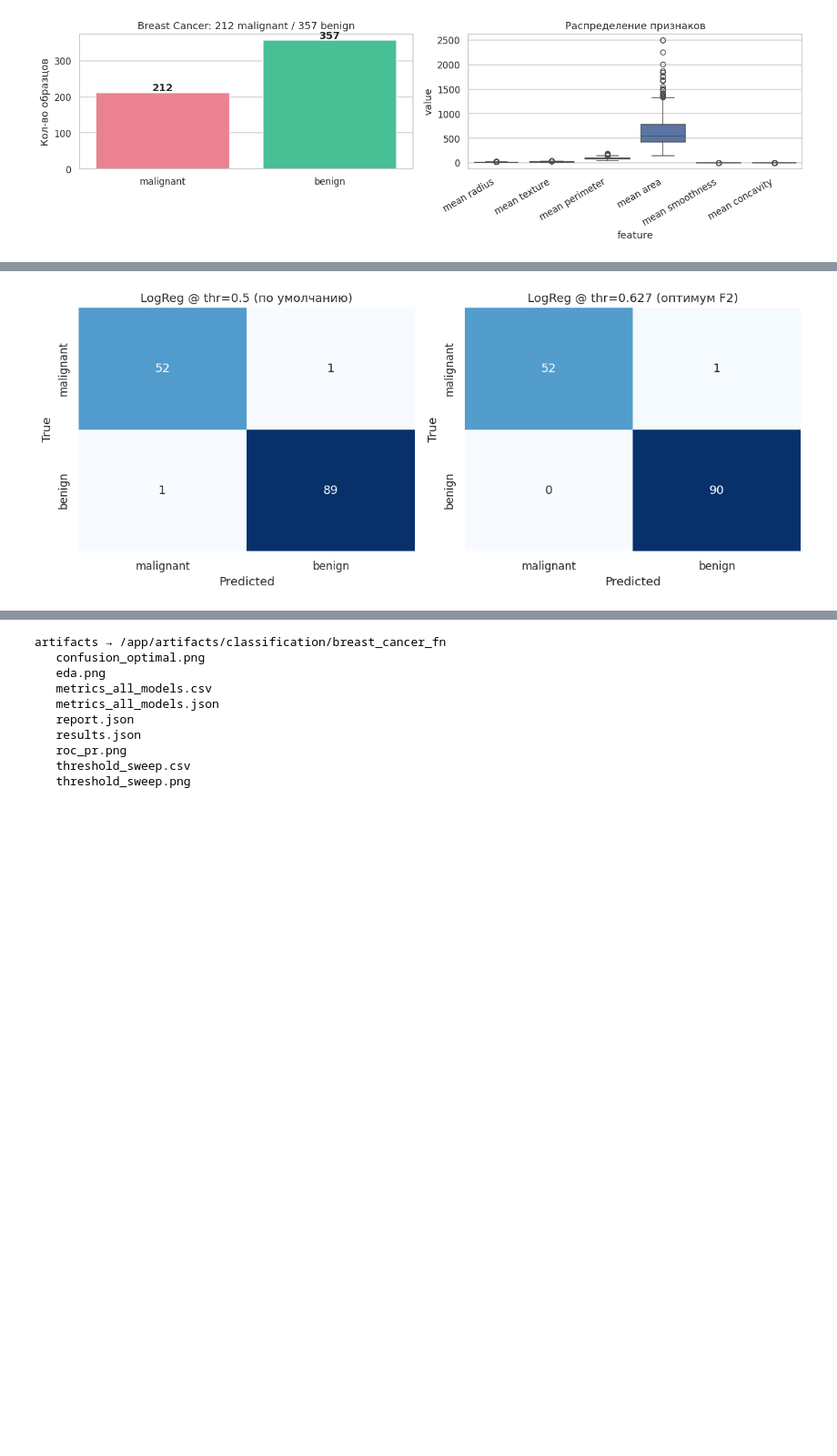
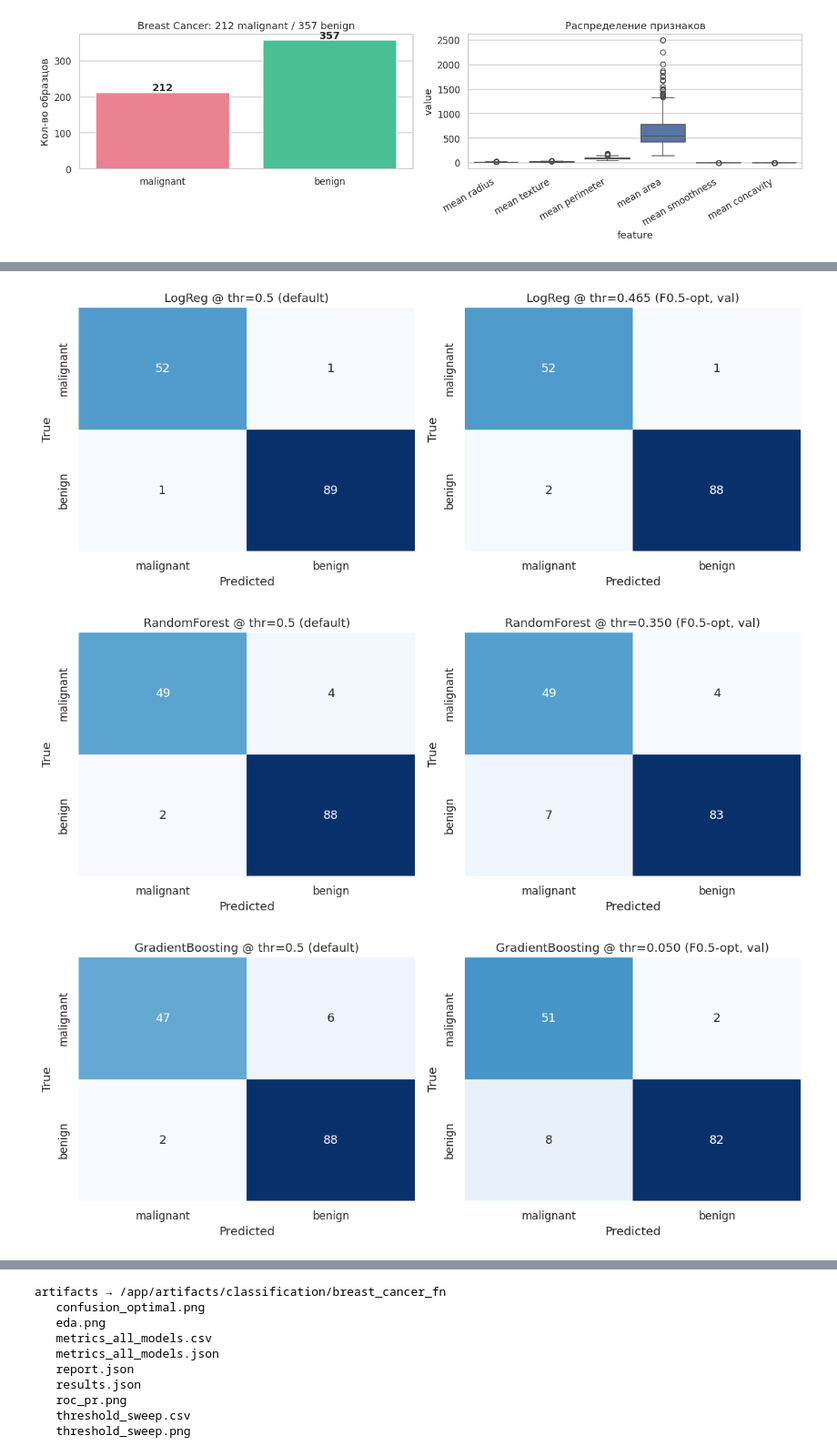
Before and after one commit to DmitriyKabanov-AI/ml-playground, a Jupyter notebook: notebooks/classification/03_breast_cancer_fn.ipynb, the cells around one changed output, grey strips where cells are left out. Shown at 91% size. Cells and saved outputs as stored; diff of their text form; code cells hidden in the pictures; blank space fills up the shorter version.

```diff
--- a/notebooks/classification/03_breast_cancer_fn.ipynb
+++ b/notebooks/classification/03_breast_cancer_fn.ipynb
@@ -214,6 +216,9 @@ positive (malignant) в test: 53
 #- Используем `class_weight='balanced'` — модель не «оптимизирует majority-класс»
 #- Порог сдвигаем вниз: 0.5 → 0.3 → 0.15. Чем ниже порог, тем больше людей попадёт на проверку → **Recall растёт**
 # %%
+from sklearn.ensemble import RandomForestClassifier, GradientBoostingClassifier
+from sklearn.dummy import DummyClassifier   # FIX: было только в 02-м ноутбуке
+
 models = {
     'LogReg': Pipeline([
         ('sc', StandardScaler()),
@@ -226,11 +231,22 @@ models = {
         n_jobs=-1,
         random_state=SEED,
     ),
+    # NEW: бустинг — сравнение типов моделей (линейная / бэггинг / бустинг)
+    'GradientBoosting': GradientBoostingClassifier(
+        n_estimators=200,
+        learning_rate=0.05,
+        max_depth=3,
+        random_state=SEED,
+    ),
 }
 
 THRESHOLDS = (0.5, 0.3, 0.15)
 
-results = {}
+# --- Naive baseline ---
+naive = DummyClassifier(strategy='most_frequent').fit(X_train, y_train)
+y_naive = naive.predict(X_test)
+
+results = {'Naive (majority)': all_metrics(y_test, y_naive, positive_label=POS)}
 fitted  = {}
 probas  = {}
 
@@ -335,31 +385,51 @@ print(f'  Порог < 0.5 ?        = {opt_thr < 0.5}')
 
 #Здесь ожидаем **сдвиг влево**: при пороге 0.15 модель отправляет на биопсию почти всех подозрительных,FN уменьшается, FP растёт
 # %%
-fig, axes = plt.subplots(1, 2, figsize=(11, 4.5))
+## 6. Confusion matrix: для каждой модели — свой оптимум по F0.5
 
-y_pred_05 = (p_lr < 0.5).astype(int)
-cm_05 = confusion_matrix(y_test, y_pred_05, labels=[0, 1])
-plot_confusion(cm_05, CLASSES, 'LogReg @ thr=0.5 (по умолчанию)', axes[0])
+CLASS_LABELS = CLASSES   # ['malignant', 'benign']
+POS_LABEL    = POS       # 0
 
-y_pred_opt = (p_lr < opt_thr).astype(int)
-cm_opt = confusion_matrix(y_test, y_pred_opt, labels=[0, 1])
-plot_confusion(cm_opt, CLASSES, f'LogReg @ thr={opt_thr:.3f} (оптимум F2)', axes[1])
+for model_name, m in fitted.items():
+    p_pos = m.predict_proba(X_test)[:, POS_LABEL]
+
+    # порог = оптимум F0.5 для ЭТОЙ модели, найденный на validation
+    s = threshold_sweeps[model_name]
+    thr_opt = s['optimal_threshold']
+
+    y_pred_05  = predict_at_threshold(p_pos, 0.5,     POS_LABEL)
+    y_pred_opt = predict_at_threshold(p_pos, thr_opt, POS_LABEL)
+
+    cm_05  = confusion_matrix(y_test, y_pred_05,  labels=[0, 1])
+    cm_opt = confusion_matrix(y_test, y_pred_opt, labels=[0, 1])
+
+    fig, axes = plt.subplots(1, 2, figsize=(11, 4.5))
+    plot_confusion(cm_05,  CLASS_LABELS, f'{model_name} @ thr=0.5 (default)', axes[0])
+    plot_confusion(cm_opt, CLASS_LABELS, f'{model_name} @ thr={thr_opt:.3f} (F0.5-opt, val)', axes[1])
+    plt.tight_layout()
+    plt.show()
+
+# Детальная матрица для лучшей модели (для отчёта)
+best_name = max(fitted.keys(),
+                key=lambda n: threshold_sweeps[n]['f0.5_pos'][
+                    threshold_sweeps[n]['thresholds'].index(
+                        threshold_sweeps[n]['optimal_threshold'])])
+p_best = fitted[best_name].predict_proba(X_test)[:, POS_LABEL]
+thr_best = threshold_sweeps[best_name]['optimal_threshold']
+y_best = predict_at_threshold(p_best, thr_best, POS_LABEL)
+cm_best = confusion_matrix(y_test, y_best, labels=[0, 1])
+
+tp, fn = int(cm_best[0, 0]), int(cm_best[0, 1])
+fp, tn = int(cm_best[1, 0]), int(cm_best[1, 1])
+print(f'Best: {best_name} @ thr={thr_best:.3f}')
+print(f'  TP (malignant→malignant) = {tp}')
+print(f'  FN (malignant→benign)    = {fn}   ← то, что нам дорого')
+print(f'  FP (benign→malignant)    = {fp}')
+print(f'  TN (benign→benign)       = {tn}')
 
 plt.tight_layout()
 plt.savefig(ART_DIR / 'confusion_optimal.png', bbox_inches='tight')
-plt.show()
-
-tp_mal = int(cm_opt[0, 0])
-fn_mal = int(cm_opt[0, 1])
-fp_ben = int(cm_opt[1, 0])
-tn_ben = int(cm_opt[1, 1])
-
-print('При оптимуме:')
-print(f'  TP (malignant найдена верно)   = {tp_mal}')
-print(f'  FN (пропущен рак)              = {fn_mal}  ← минимизируем именно это')
-print(f'  FP (ложная тревога)            = {fp_ben}')
-print(f'  TN (benign верно)              = {tn_ben}')
-print(f'  Всего malignant в тесте        = {tp_mal + fn_mal}')
-print(f'  Всего benign в тесте           = {tn_ben + fp_ben}')
 # %% [output]
-[figure, old version]
+[figure, new version]
+[figure, added]
+[figure, added]
```
Also changed, not shown: parts of 14 cells of this notebook, 49 other files.
